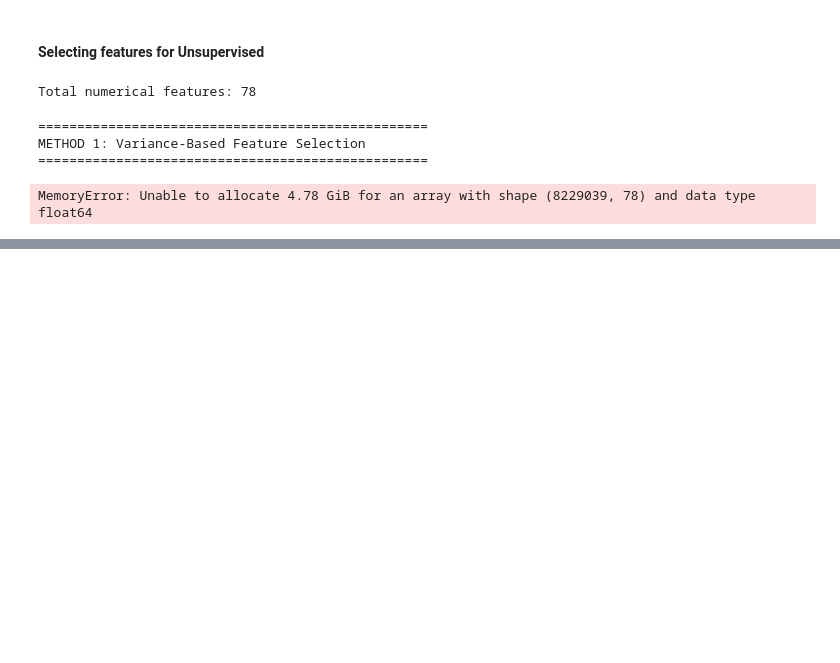
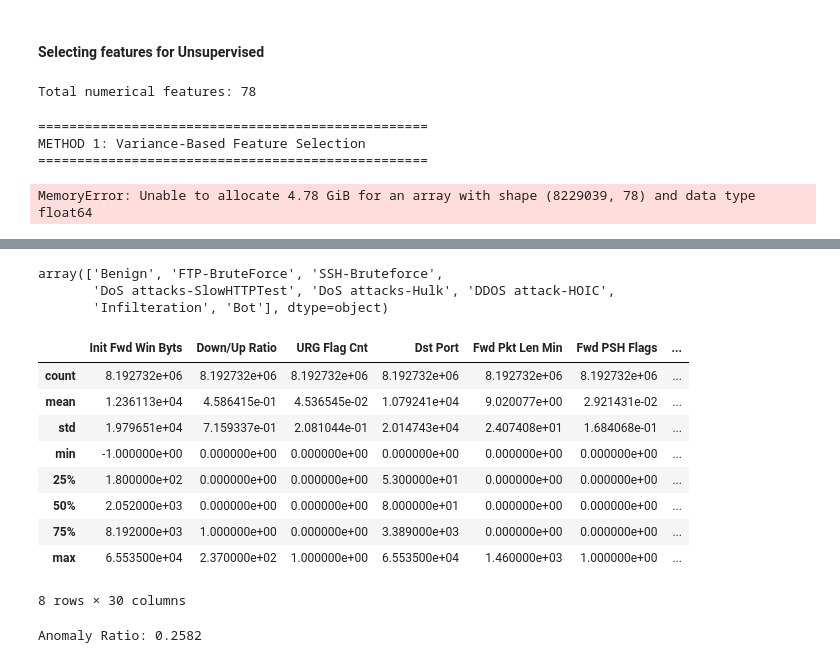
Before and after one commit to 16kushaal/ANT-Agentic-Network-Triage, a Jupyter notebook: model/models.ipynb, the cells around one changed output, grey strips where cells are left out. Saved outputs shown, nothing was run; the diff lists cells and outputs as text; code cells hidden in the pictures; blank space fills up the shorter version.

```diff
--- a/model/models.ipynb
+++ b/model/models.ipynb
@@ -1248,0 +1335,8 @@ print(final_top_25)
+# %%
+import pandas as pd
+# 1️⃣ Load the dataset
+df = pd.read_csv("../data/combined_realistic_top30.csv.gz")
+
+# 2️⃣ Split features and labels (if available)
+X = df.drop(columns=['Label'], errors='ignore')
+y = df['Label'] if 'Label' in df.columns else None
@@ -1248,0 +1363,19 @@ print(final_top_25)
+# %%
+df['Label'].unique()
+# %% [output]
+array(['Benign', 'FTP-BruteForce', 'SSH-Bruteforce',
+       'DoS attacks-SlowHTTPTest', 'DoS attacks-Hulk', 'DDOS attack-HOIC',
+       'Infilteration', 'Bot'], dtype=object)
+# %%
+df.describe()
+# %% [output]
+|  | Init Fwd Win Byts | Down/Up Ratio | URG Flag Cnt | Dst Port | Fwd Pkt Len Min | Fwd PSH Flags | ... |
+| count | 8.192732e+06 | 8.192732e+06 | 8.192732e+06 | 8.192732e+06 | 8.192732e+06 | 8.192732e+06 | ... |
+| mean | 1.236113e+04 | 4.586415e-01 | 4.536545e-02 | 1.079241e+04 | 9.020077e+00 | 2.921431e-02 | ... |
+| std | 1.979651e+04 | 7.159337e-01 | 2.081044e-01 | 2.014743e+04 | 2.407408e+01 | 1.684068e-01 | ... |
+| min | -1.000000e+00 | 0.000000e+00 | 0.000000e+00 | 0.000000e+00 | 0.000000e+00 | 0.000000e+00 | ... |
+| 25% | 1.800000e+02 | 0.000000e+00 | 0.000000e+00 | 5.300000e+01 | 0.000000e+00 | 0.000000e+00 | ... |
+| 50% | 2.052000e+03 | 0.000000e+00 | 0.000000e+00 | 8.000000e+01 | 0.000000e+00 | 0.000000e+00 | ... |
+| 75% | 8.192000e+03 | 1.000000e+00 | 0.000000e+00 | 3.389000e+03 | 0.000000e+00 | 0.000000e+00 | ... |
+| max | 6.553500e+04 | 2.370000e+02 | 1.000000e+00 | 6.553500e+04 | 1.460000e+03 | 1.000000e+00 | ... |
+8 rows × 30 columns
@@ -1248,0 +1387,5 @@ print(final_top_25)
+# %%
+anomaly_ratio = df[df['Label'] != 'Benign'].shape[0] / df.shape[0]
+print(f"Anomaly Ratio: {anomaly_ratio:.4f}")
+# %% [output]
+Anomaly Ratio: 0.2582
```
Also changed, not shown: parts of 24 cells of this notebook, 8 other files.
